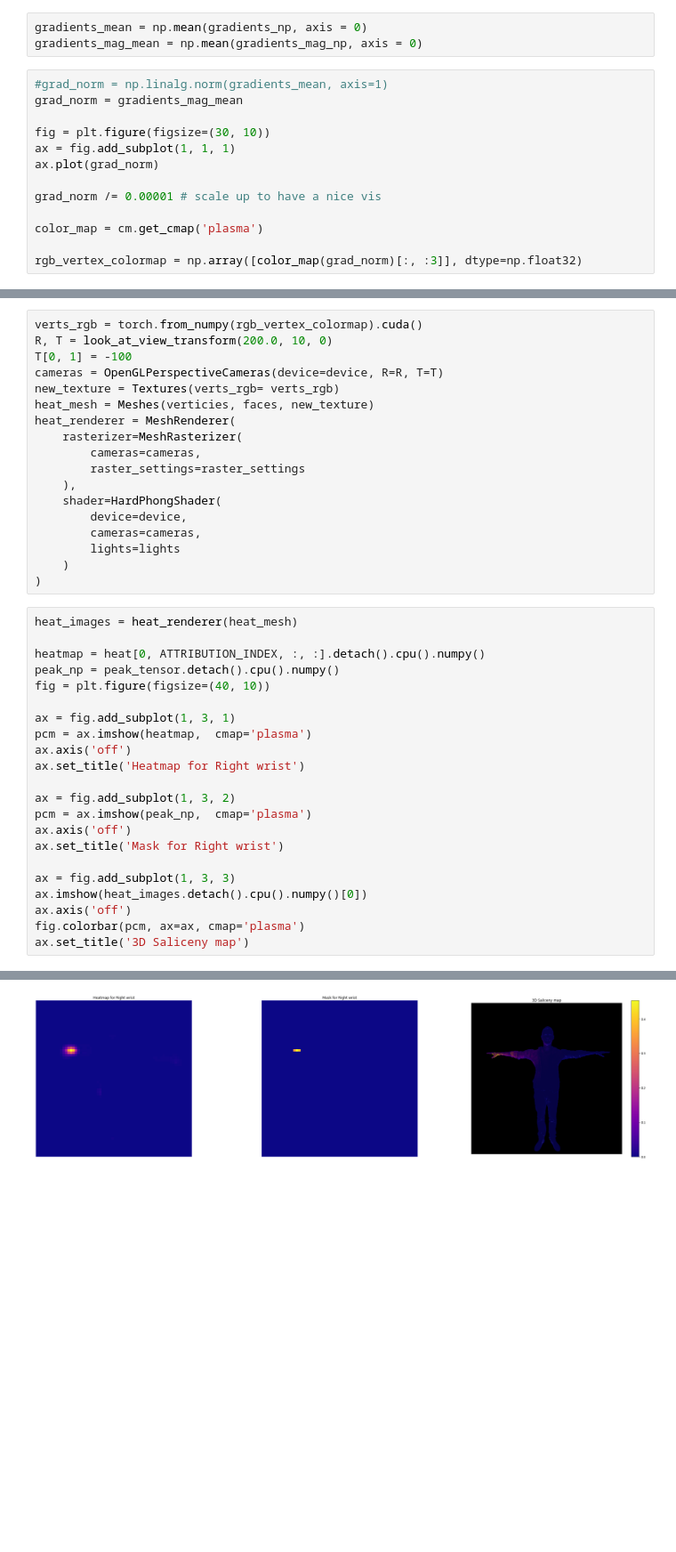
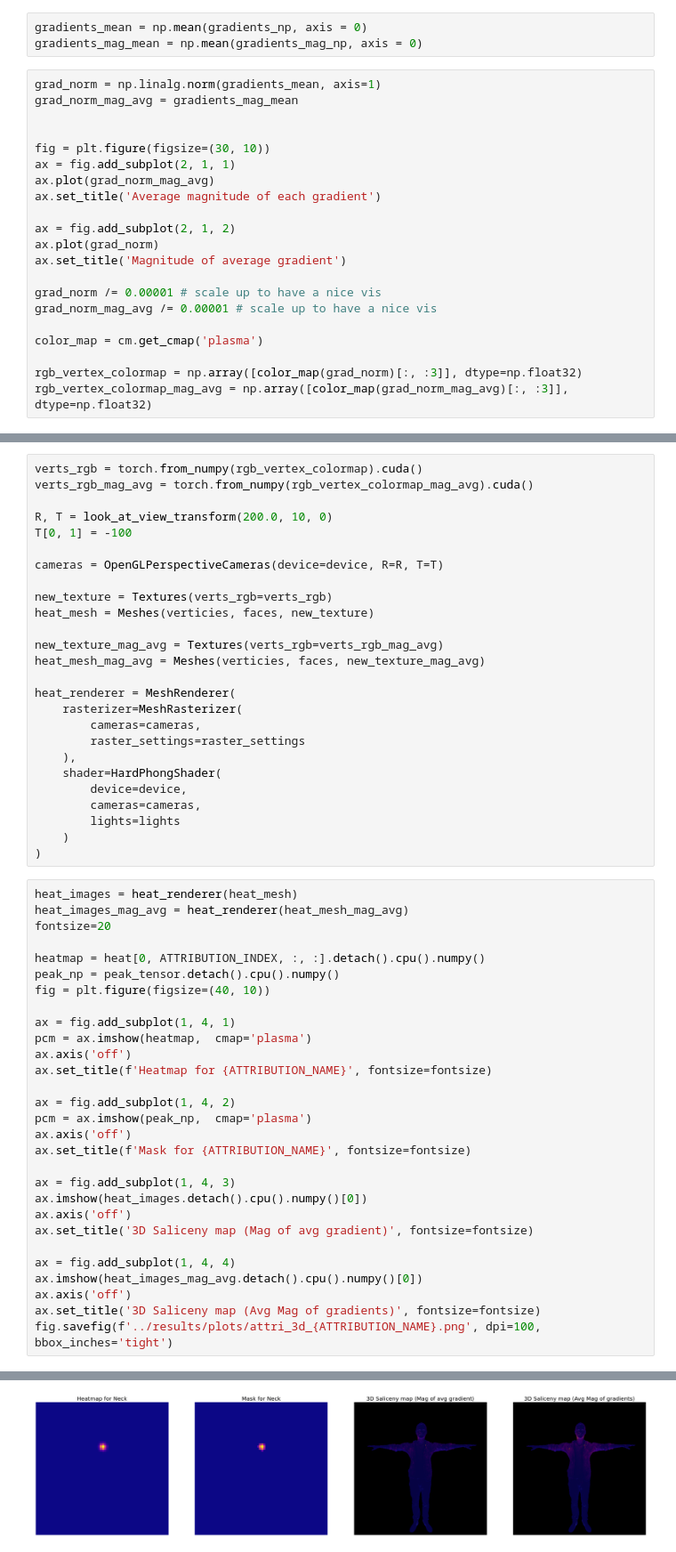
Before and after one commit to alexus37/MasterThesisCode, a Jupyter notebook: experiments/torch3d/011_render_image_multiple_viewports.ipynb, the cells around one changed output, grey strips where cells are left out. Shown at 89% size. Drawn from its saved outputs; the diff is of its cells as text; blank space fills up the shorter version.

```diff
--- a/experiments/torch3d/011_render_image_multiple_viewports.ipynb
+++ b/experiments/torch3d/011_render_image_multiple_viewports.ipynb
@@ -175,16 +236,24 @@ gradients_mag_np = np.array(gradients_mag_np)
 gradients_mean = np.mean(gradients_np, axis = 0)
 gradients_mag_mean = np.mean(gradients_mag_np, axis = 0)
 # %%
-#grad_norm = np.linalg.norm(gradients_mean, axis=1)
-grad_norm = gradients_mag_mean
+grad_norm = np.linalg.norm(gradients_mean, axis=1)
+grad_norm_mag_avg = gradients_mag_mean
+
 
 fig = plt.figure(figsize=(30, 10))
-ax = fig.add_subplot(1, 1, 1)
+ax = fig.add_subplot(2, 1, 1)
+ax.plot(grad_norm_mag_avg)
+ax.set_title('Average magnitude of each gradient')
+
+ax = fig.add_subplot(2, 1, 2)
 ax.plot(grad_norm)
+ax.set_title('Magnitude of average gradient')
 
 grad_norm /= 0.00001 # scale up to have a nice vis
+grad_norm_mag_avg /= 0.00001 # scale up to have a nice vis
 
 color_map = cm.get_cmap('plasma')
 
 rgb_vertex_colormap = np.array([color_map(grad_norm)[:, :3]], dtype=np.float32)
+rgb_vertex_colormap_mag_avg = np.array([color_map(grad_norm_mag_avg)[:, :3]], dtype=np.float32)
 # %% [output]
@@ -192,10 +261,18 @@ rgb_vertex_colormap = np.array([color_map(grad_norm)[:, :3]], dtype=np.float32)
 # %%
 verts_rgb = torch.from_numpy(rgb_vertex_colormap).cuda()
+verts_rgb_mag_avg = torch.from_numpy(rgb_vertex_colormap_mag_avg).cuda()
+
 R, T = look_at_view_transform(200.0, 10, 0)
 T[0, 1] = -100
+
 cameras = OpenGLPerspectiveCameras(device=device, R=R, T=T)
-new_texture = Textures(verts_rgb= verts_rgb)
+
+new_texture = Textures(verts_rgb=verts_rgb)
 heat_mesh = Meshes(verticies, faces, new_texture)
+
+new_texture_mag_avg = Textures(verts_rgb=verts_rgb_mag_avg)
+heat_mesh_mag_avg = Meshes(verticies, faces, new_texture_mag_avg)
+
 heat_renderer = MeshRenderer(
     rasterizer=MeshRasterizer(
         cameras=cameras,
@@ -209,24 +286,31 @@ heat_renderer = MeshRenderer(
 )
 # %%
 heat_images = heat_renderer(heat_mesh)
+heat_images_mag_avg = heat_renderer(heat_mesh_mag_avg)
+fontsize=20
 
 heatmap = heat[0, ATTRIBUTION_INDEX, :, :].detach().cpu().numpy()
 peak_np = peak_tensor.detach().cpu().numpy()
 fig = plt.figure(figsize=(40, 10))
 
-ax = fig.add_subplot(1, 3, 1)
+ax = fig.add_subplot(1, 4, 1)
 pcm = ax.imshow(heatmap,  cmap='plasma')
 ax.axis('off')
-ax.set_title('Heatmap for Right wrist')
+ax.set_title(f'Heatmap for {ATTRIBUTION_NAME}', fontsize=fontsize)
 
-ax = fig.add_subplot(1, 3, 2)
+ax = fig.add_subplot(1, 4, 2)
 pcm = ax.imshow(peak_np,  cmap='plasma')
 ax.axis('off')
-ax.set_title('Mask for Right wrist')
+ax.set_title(f'Mask for {ATTRIBUTION_NAME}', fontsize=fontsize)
 
-ax = fig.add_subplot(1, 3, 3)
+ax = fig.add_subplot(1, 4, 3)
 ax.imshow(heat_images.detach().cpu().numpy()[0])
 ax.axis('off')
-fig.colorbar(pcm, ax=ax, cmap='plasma')
-ax.set_title('3D Saliceny map')
+ax.set_title('3D Saliceny map (Mag of avg gradient)', fontsize=fontsize)
+
+ax = fig.add_subplot(1, 4, 4)
+ax.imshow(heat_images_mag_avg.detach().cpu().numpy()[0])
+ax.axis('off')
+ax.set_title('3D Saliceny map (Avg Mag of gradients)', fontsize=fontsize)
+fig.savefig(f'../results/plots/attri_3d_{ATTRIBUTION_NAME}.png', dpi=100, bbox_inches='tight')
 # %% [output]
@@ -234 +317 @@ Text(0.5, 1.0, '3D Saliceny map')
-[figure, old version]
+[figure, new version]
```
Also changed, not shown: parts of 10 cells of this notebook, 19 other files.
